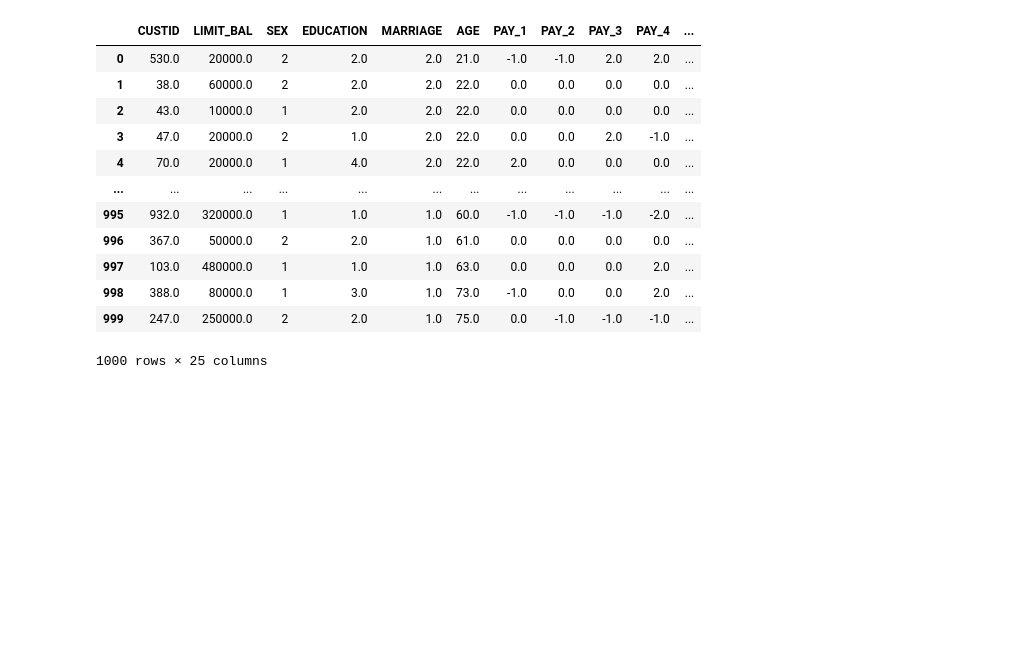
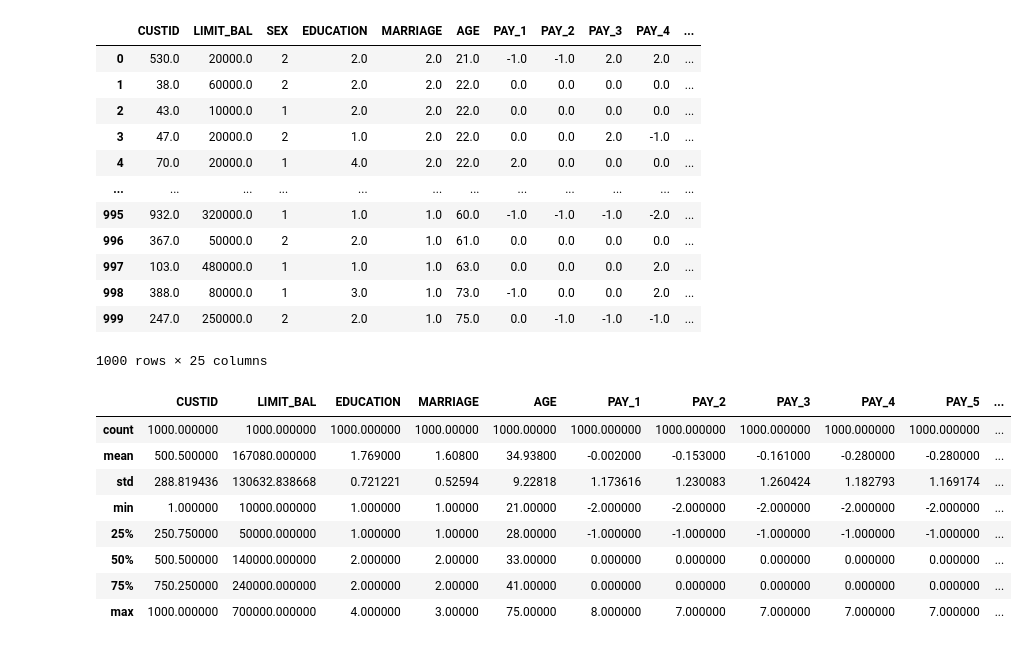
Before and after one commit to arivle/credit-card-prediction, a Jupyter notebook: credit_card.ipynb, the cells around one changed output. Drawn from its saved outputs; the diff is of its cells as text; code cells hidden in the pictures; blank space fills up the shorter version.

```diff
--- a/credit_card.ipynb
+++ b/credit_card.ipynb
@@ -72,3 +76,15 @@ df.dropna()
 | 998 | 388.0 | 80000.0 | 1 | 3.0 | 1.0 | 73.0 | -1.0 | 0.0 | 0.0 | 2.0 | ... |
 | 999 | 247.0 | 250000.0 | 2 | 2.0 | 1.0 | 75.0 | 0.0 | -1.0 | -1.0 | -1.0 | ... |
 1000 rows × 25 columns
+# %%
+df.describe()
+# %% [output]
+|  | CUSTID | LIMIT_BAL | EDUCATION | MARRIAGE | AGE | PAY_1 | PAY_2 | PAY_3 | PAY_4 | PAY_5 | ... |
+| count | 1000.000000 | 1000.000000 | 1000.000000 | 1000.00000 | 1000.00000 | 1000.000000 | 1000.000000 | 1000.000000 | 1000.000000 | 1000.000000 | ... |
+| mean | 500.500000 | 167080.000000 | 1.769000 | 1.60800 | 34.93800 | -0.002000 | -0.153000 | -0.161000 | -0.280000 | -0.280000 | ... |
+| std | 288.819436 | 130632.838668 | 0.721221 | 0.52594 | 9.22818 | 1.173616 | 1.230083 | 1.260424 | 1.182793 | 1.169174 | ... |
+| min | 1.000000 | 10000.000000 | 1.000000 | 1.00000 | 21.00000 | -2.000000 | -2.000000 | -2.000000 | -2.000000 | -2.000000 | ... |
+| 25% | 250.750000 | 50000.000000 | 1.000000 | 1.00000 | 28.00000 | -1.000000 | -1.000000 | -1.000000 | -1.000000 | -1.000000 | ... |
+| 50% | 500.500000 | 140000.000000 | 2.000000 | 2.00000 | 33.00000 | 0.000000 | 0.000000 | 0.000000 | 0.000000 | 0.000000 | ... |
+| 75% | 750.250000 | 240000.000000 | 2.000000 | 2.00000 | 41.00000 | 0.000000 | 0.000000 | 0.000000 | 0.000000 | 0.000000 | ... |
+| max | 1000.000000 | 700000.000000 | 4.000000 | 3.00000 | 75.00000 | 8.000000 | 7.000000 | 7.000000 | 7.000000 | 7.000000 | ... |
```
Also changed, not shown: parts of 5 cells of this notebook.
